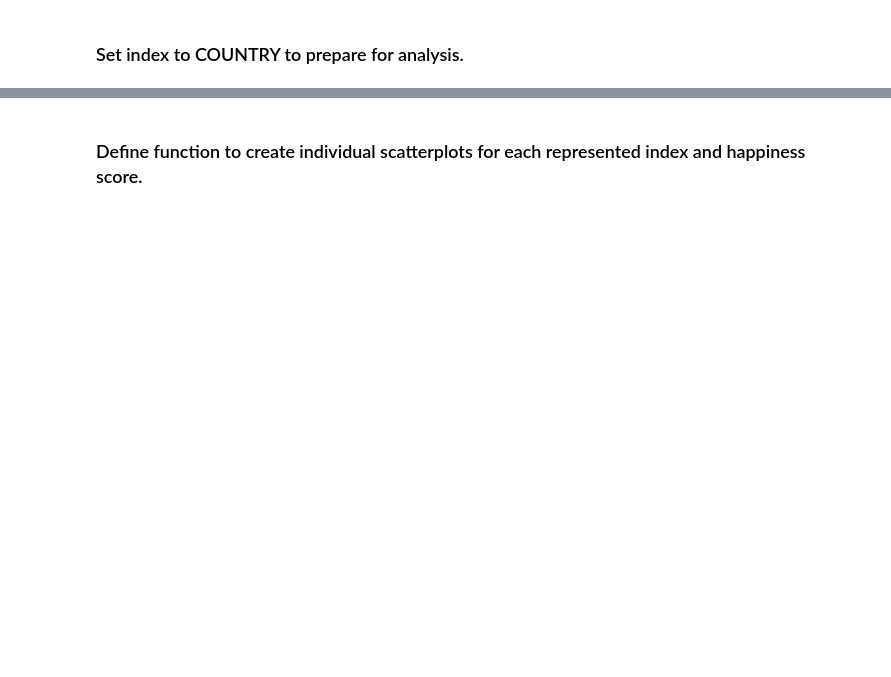
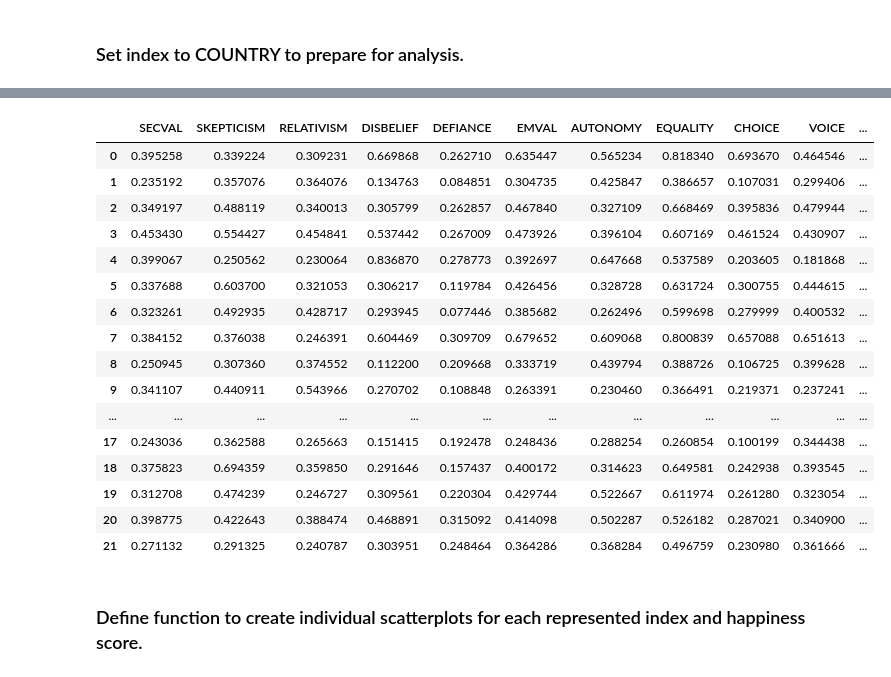
Before and after one commit to spauldingj2/NationalValues_Happiness, a Jupyter notebook: happiness_project.ipynb, the cells around one changed output, grey strips where cells are left out. Saved outputs shown, nothing was run; the diff lists cells and outputs as text; code cells hidden in the pictures; blank space fills up the shorter version.

```diff
--- a/happiness_project.ipynb
+++ b/happiness_project.ipynb
@@ -407,3 +392,24 @@ whr_wvs
+# %%
+whr_wvs = whr_wvs.drop('COUNTRY', axis=1)
+whr_wvs
+# %% [output]
+|  | SECVAL | SKEPTICISM | RELATIVISM | DISBELIEF | DEFIANCE | EMVAL | AUTONOMY | EQUALITY | CHOICE | VOICE | ... |
+| 0 | 0.395258 | 0.339224 | 0.309231 | 0.669868 | 0.262710 | 0.635447 | 0.565234 | 0.818340 | 0.693670 | 0.464546 | ... |
+| 1 | 0.235192 | 0.357076 | 0.364076 | 0.134763 | 0.084851 | 0.304735 | 0.425847 | 0.386657 | 0.107031 | 0.299406 | ... |
+| 2 | 0.349197 | 0.488119 | 0.340013 | 0.305799 | 0.262857 | 0.467840 | 0.327109 | 0.668469 | 0.395836 | 0.479944 | ... |
+| 3 | 0.453430 | 0.554427 | 0.454841 | 0.537442 | 0.267009 | 0.473926 | 0.396104 | 0.607169 | 0.461524 | 0.430907 | ... |
+| 4 | 0.399067 | 0.250562 | 0.230064 | 0.836870 | 0.278773 | 0.392697 | 0.647668 | 0.537589 | 0.203605 | 0.181868 | ... |
+| 5 | 0.337688 | 0.603700 | 0.321053 | 0.306217 | 0.119784 | 0.426456 | 0.328728 | 0.631724 | 0.300755 | 0.444615 | ... |
+| 6 | 0.323261 | 0.492935 | 0.428717 | 0.293945 | 0.077446 | 0.385682 | 0.262496 | 0.599698 | 0.279999 | 0.400532 | ... |
+| 7 | 0.384152 | 0.376038 | 0.246391 | 0.604469 | 0.309709 | 0.679652 | 0.609068 | 0.800839 | 0.657088 | 0.651613 | ... |
+| 8 | 0.250945 | 0.307360 | 0.374552 | 0.112200 | 0.209668 | 0.333719 | 0.439794 | 0.388726 | 0.106725 | 0.399628 | ... |
+| 9 | 0.341107 | 0.440911 | 0.543966 | 0.270702 | 0.108848 | 0.263391 | 0.230460 | 0.366491 | 0.219371 | 0.237241 | ... |
+| ... | ... | ... | ... | ... | ... | ... | ... | ... | ... | ... | ... |
+| 17 | 0.243036 | 0.362588 | 0.265663 | 0.151415 | 0.192478 | 0.248436 | 0.288254 | 0.260854 | 0.100199 | 0.344438 | ... |
+| 18 | 0.375823 | 0.694359 | 0.359850 | 0.291646 | 0.157437 | 0.400172 | 0.314623 | 0.649581 | 0.242938 | 0.393545 | ... |
+| 19 | 0.312708 | 0.474239 | 0.246727 | 0.309561 | 0.220304 | 0.429744 | 0.522667 | 0.611974 | 0.261280 | 0.323054 | ... |
+| 20 | 0.398775 | 0.422643 | 0.388474 | 0.468891 | 0.315092 | 0.414098 | 0.502287 | 0.526182 | 0.287021 | 0.340900 | ... |
+| 21 | 0.271132 | 0.291325 | 0.240787 | 0.303951 | 0.248464 | 0.364286 | 0.368284 | 0.496759 | 0.230980 | 0.361666 | ... |
 # %% [markdown]
 ### Define function to create individual scatterplots for each represented index and happiness score.
 # %%
```
Also changed, not shown: parts of 7 cells of this notebook, 8 other files.
